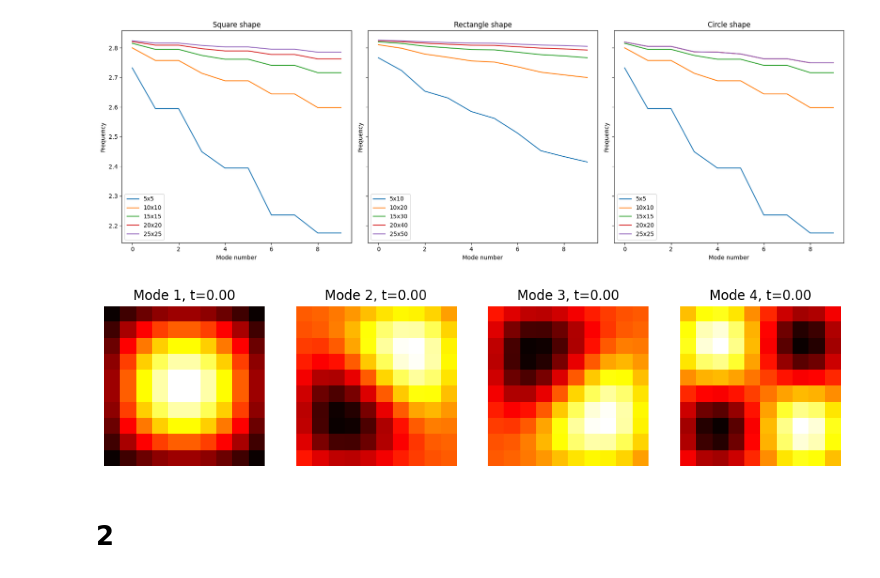
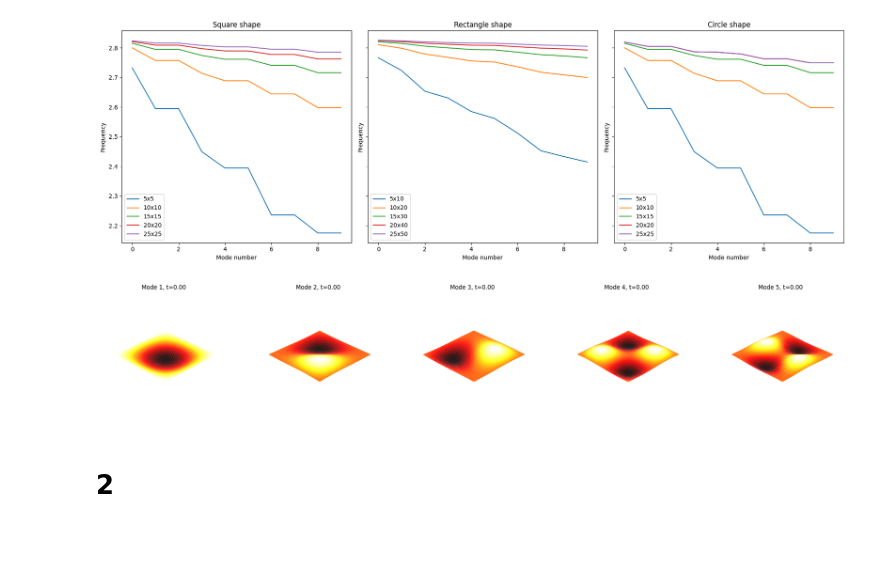
Before and after one commit to koenweverink/ScientificComputing, a Jupyter notebook: Set3_Koen.ipynb, the cells around one changed output. Saved outputs shown, nothing was run; the diff lists cells and outputs as text; code cells hidden in the pictures; blank space fills up the shorter version.

```diff
--- a/Set3_Koen.ipynb
+++ b/Set3_Koen.ipynb
@@ -312,61 +314,72 @@ plt.show()
 # %% [output]
 [figure]
 # %%
-import numpy as np
-import matplotlib.pyplot as plt
-import matplotlib.animation as animation
+# import numpy as np
+# import matplotlib.pyplot as plt
+# from matplotlib.animation import FuncAnimation, PillowWriter
+# from mpl_toolkits.mplot3d import Axes3D
 
-# Assuming this is the create_reflective_laplacian function you provided earlier
-def create_reflective_laplacian(n, m):
-    N = n * m
-    M = np.zeros((N, N))
-    for i in range(N):
-        M[i, i] = -4
-        row, col = divmod(i, m)
-        if col != 0:
-            M[i, i - 1] = 1
-        if col != (m - 1):
-            M[i, i + 1] = 1
-        if row != 0:
-            M[i, i - m] = 1
-        if row != (n - 1):
-            M[i, i + m] = 1
-    return M
+# # Your function to create the Laplacian matrix
+# def create_reflective_laplacian(n, m):
+#     N = n * m
+#     M = np.zeros((N, N))
+#     for i in range(N):
+#         M[i, i] = -4
+#         row, col = divmod(i, m)
+#         if col != 0:
+#             M[i, i - 1] = 1
+#         if col != (m - 1):
+#             M[i, i + 1] = 1
+#         if row != 0:
+#             M[i, i - m] = 1
+#         if row != (n - 1):
+#             M[i, i + m] = 1
+#     return M
 
 # Parameters
-n, m = 10, 10  # Grid dimensions
-c = 1         # Coefficient in your time-dependent part
-t_max = 10    # Maximum time
-dt = 0.1      # Time step
-num_modes = 4 # Number of eigenmodes to display
-A, B = 1, 0   # Example initial conditions, replace with actual values if available
+n, m = 50, 50  # Grid dimensions
+c = 1          # Coefficient in your time-dependent part
+t_max = 20     # Maximum time
+dt = 0.1       # Time step
+num_modes = 5  # Number of eigenmodes to display
+A, B = 10, 10    # Example initial conditions
 
 # Create Laplacian matrix and find its eigenvalues and eigenvectors
 L = create_reflective_laplacian(n, m)
 eigenvalues, eigenvectors = np.linalg.eigh(-L)  # Use negative Laplacian
 
-# Setup for animation
-fig, axes = plt.subplots(1, num_modes, figsize=(12, 3))
+# Setup for 3D animation, adjust here for fewer modes if needed
+fig = plt.figure(figsize=(24, 6))  # Increase figure size for larger individual plots
+axes = [fig.add_subplot(1, num_modes, i + 1, projection='3d') for i in range(num_modes)]
+X, Y = np.meshgrid(range(m), range(n))
+
+# Further adjust layout and camera angle for better focus and larger plots
+plt.subplots_adjust(left=0.05, right=0.95, bottom=0.05, top=0.95, wspace=0.2)
 
 def animate(t):
     for i in range(num_modes):
         # Time-dependent part based on your provided formula
         time_part = A * np.cos(c * np.sqrt(eigenvalues[i]) * t) + B * np.sin(c * np.sqrt(eigenvalues[i]) * t)
 
-        # Update each subplot
+        # Reshape eigenvector for 3D plotting
+        Z = eigenvectors[:, i].reshape(n, m) * time_part
+
+        # Clear current plot and plot the surface
         axes[i].clear()
-        axes[i].imshow(eigenvectors[:, i].reshape(n, m) * time_part, cmap='hot', interpolation='nearest')
+        axes[i].plot_surface(X, Y, Z, cmap='hot')
         axes[i].set_title(f'Mode {i+1}, t={t:.2f}')
+        axes[i].set_zlim(-2, 2)  # Adjust Z-axis limits if necessary
         axes[i].axis('off')
+        axes[i].view_init(elev=30, azim=45)  # Adjust viewing angle for better visibility
 
 # Create and display animation
-ani = animation.FuncAnimation(fig, animate, frames=np.arange(0, t_max, dt), interval=50)
+ani = FuncAnimation(fig, animate, frames=np.arange(0, t_max, dt), interval=20)
 
 # Save the animation as a GIF using Pillow
-writer = PillowWriter(fps=20)  # Adjust fps as needed for smoother animation
-ani.save('time_dependent_modes.gif', writer=writer)
+writer = PillowWriter(fps=20)  # Adjust fps for smoother animation
+ani.save('time_dependent_modes_3D_plots.gif', writer=writer)
 # %% [output]
-[figure, old version]
+[figure, new version]
 # %% [markdown]
 # 2
 # %%
```
Also changed, not shown: parts of 4 cells of this notebook, 3 other files.
